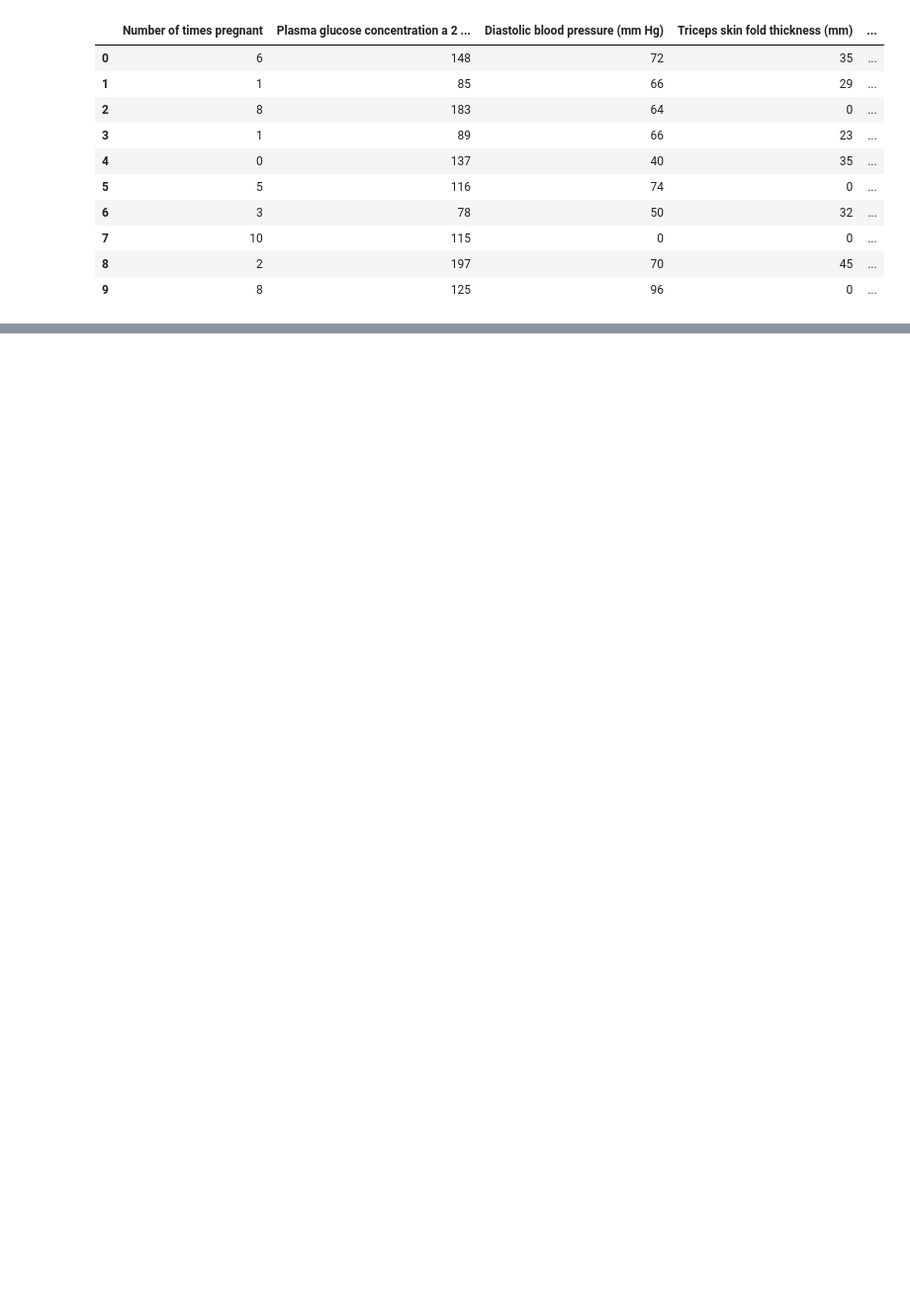
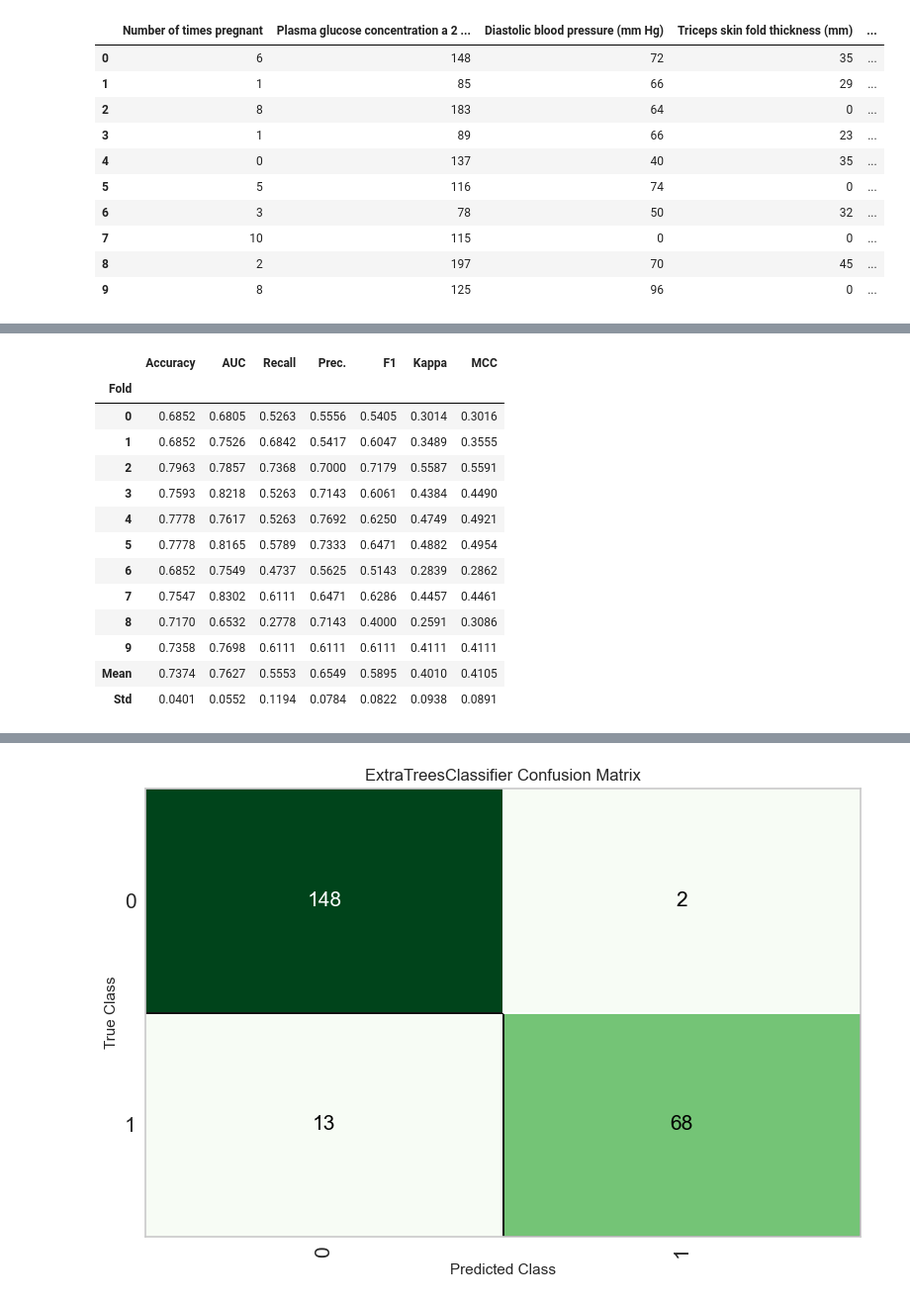
Before and after one commit to sanchitlogger/CU, a Jupyter notebook: Semister-1/DT/exp6.ipynb, the cells around one changed output, grey strips where cells are left out. Shown at 99% size. Cells and saved outputs as stored; diff of their text form; code cells hidden in the pictures; blank space fills up the shorter version.

```diff
--- a/Semister-1/DT/exp6.ipynb
+++ b/Semister-1/DT/exp6.ipynb
@@ -232,0 +234,5 @@ newPredictions2
+# %%
+s = setup(data=ds, target='Class variable')
+knnModel = create_model('knn')
+plot_model(etModel, plot='confusion_matrix')
+# %% [output]
@@ -232,0 +257,14 @@ newPredictions2
+|  | Accuracy | AUC | Recall | Prec. | F1 | Kappa | MCC |
+| Fold |  |  |  |  |  |  |  |
+| 0 | 0.6852 | 0.6805 | 0.5263 | 0.5556 | 0.5405 | 0.3014 | 0.3016 |
+| 1 | 0.6852 | 0.7526 | 0.6842 | 0.5417 | 0.6047 | 0.3489 | 0.3555 |
+| 2 | 0.7963 | 0.7857 | 0.7368 | 0.7000 | 0.7179 | 0.5587 | 0.5591 |
+| 3 | 0.7593 | 0.8218 | 0.5263 | 0.7143 | 0.6061 | 0.4384 | 0.4490 |
+| 4 | 0.7778 | 0.7617 | 0.5263 | 0.7692 | 0.6250 | 0.4749 | 0.4921 |
+| 5 | 0.7778 | 0.8165 | 0.5789 | 0.7333 | 0.6471 | 0.4882 | 0.4954 |
+| 6 | 0.6852 | 0.7549 | 0.4737 | 0.5625 | 0.5143 | 0.2839 | 0.2862 |
+| 7 | 0.7547 | 0.8302 | 0.6111 | 0.6471 | 0.6286 | 0.4457 | 0.4461 |
+| 8 | 0.7170 | 0.6532 | 0.2778 | 0.7143 | 0.4000 | 0.2591 | 0.3086 |
+| 9 | 0.7358 | 0.7698 | 0.6111 | 0.6111 | 0.6111 | 0.4111 | 0.4111 |
+| Mean | 0.7374 | 0.7627 | 0.5553 | 0.6549 | 0.5895 | 0.4010 | 0.4105 |
+| Std | 0.0401 | 0.0552 | 0.1194 | 0.0784 | 0.0822 | 0.0938 | 0.0891 |
@@ -232,0 +273 @@ newPredictions2
+[figure, added]
```
Also changed, not shown: parts of 14 cells of this notebook, 1 other file.
